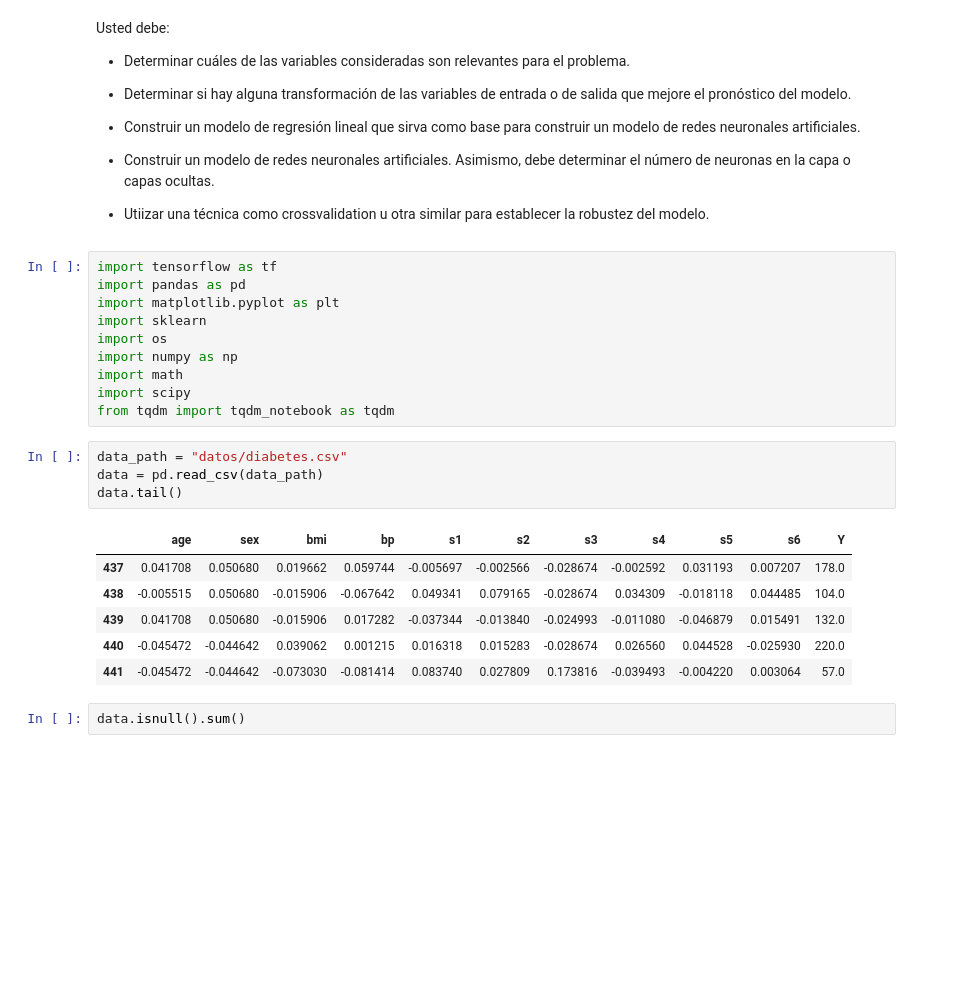
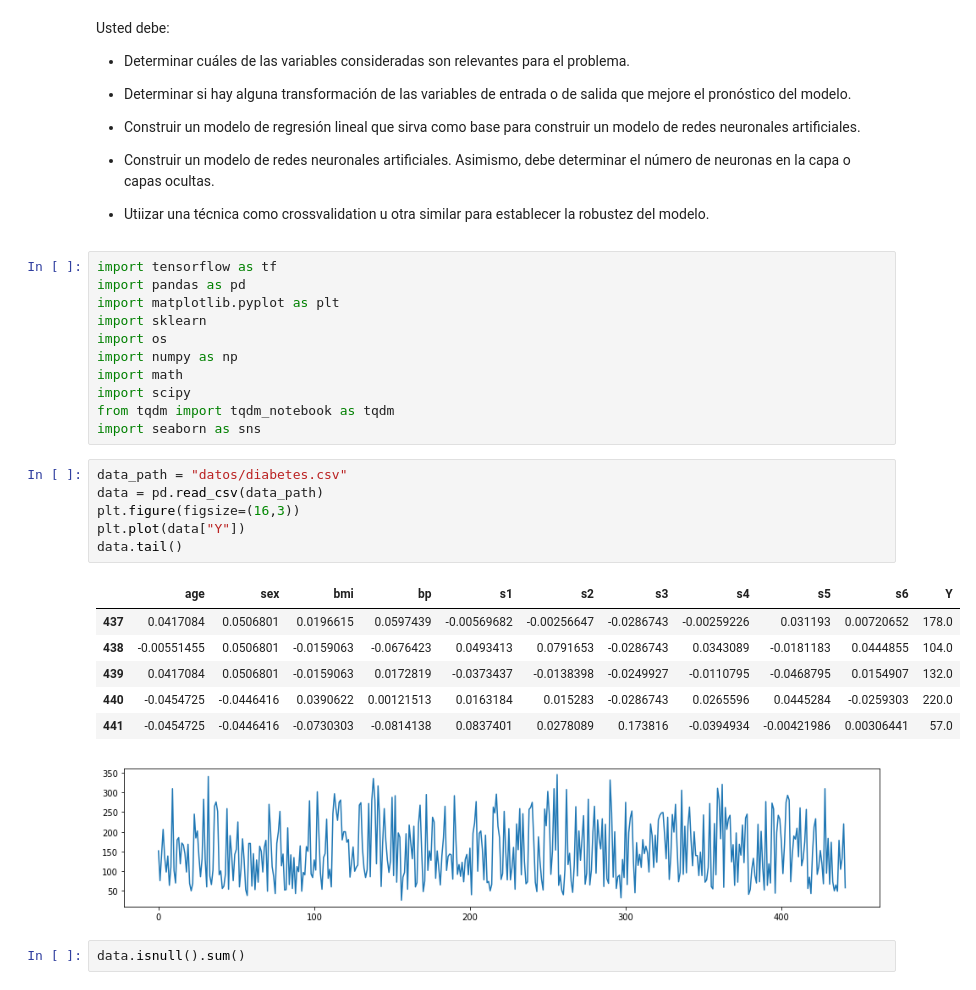
Before and after one commit to ann-2018-03/evaluacion-DavidChaMun, a Jupyter notebook: 02-diabetes.ipynb, the cells around one changed output. Saved outputs shown, nothing was run; the diff lists cells and outputs as text; blank space fills up the shorter version.

```diff
--- a/02-diabetes.ipynb
+++ b/02-diabetes.ipynb
@@ -41,17 +41,21 @@ import numpy as np
 import math
 import scipy
 from tqdm import tqdm_notebook as tqdm
+import seaborn as sns
 # %%
 data_path = "datos/diabetes.csv"
 data = pd.read_csv(data_path)
+plt.figure(figsize=(16,3))
+plt.plot(data["Y"])
 data.tail()
 # %% [output]
 |  | age | sex | bmi | bp | s1 | s2 | s3 | s4 | s5 | s6 | Y |
-| 437 | 0.041708 | 0.050680 | 0.019662 | 0.059744 | -0.005697 | -0.002566 | -0.028674 | -0.002592 | 0.031193 | 0.007207 | 178.0 |
-| 438 | -0.005515 | 0.050680 | -0.015906 | -0.067642 | 0.049341 | 0.079165 | -0.028674 | 0.034309 | -0.018118 | 0.044485 | 104.0 |
-| 439 | 0.041708 | 0.050680 | -0.015906 | 0.017282 | -0.037344 | -0.013840 | -0.024993 | -0.011080 | -0.046879 | 0.015491 | 132.0 |
-| 440 | -0.045472 | -0.044642 | 0.039062 | 0.001215 | 0.016318 | 0.015283 | -0.028674 | 0.026560 | 0.044528 | -0.025930 | 220.0 |
-| 441 | -0.045472 | -0.044642 | -0.073030 | -0.081414 | 0.083740 | 0.027809 | 0.173816 | -0.039493 | -0.004220 | 0.003064 | 57.0 |
+| 437 | 0.0417084 | 0.0506801 | 0.0196615 | 0.0597439 | -0.00569682 | -0.00256647 | -0.0286743 | -0.00259226 | 0.031193 | 0.00720652 | 178.0 |
+| 438 | -0.00551455 | 0.0506801 | -0.0159063 | -0.0676423 | 0.0493413 | 0.0791653 | -0.0286743 | 0.0343089 | -0.0181183 | 0.0444855 | 104.0 |
+| 439 | 0.0417084 | 0.0506801 | -0.0159063 | 0.0172819 | -0.0373437 | -0.0138398 | -0.0249927 | -0.0110795 | -0.0468795 | 0.0154907 | 132.0 |
+| 440 | -0.0454725 | -0.0446416 | 0.0390622 | 0.00121513 | 0.0163184 | 0.015283 | -0.0286743 | 0.0265596 | 0.0445284 | -0.0259303 | 220.0 |
+| 441 | -0.0454725 | -0.0446416 | -0.0730303 | -0.0814138 | 0.0837401 | 0.0278089 | 0.173816 | -0.0394934 | -0.00421986 | 0.00306441 | 57.0 |
+[figure, added]
 # %%
 data.isnull().sum()
 # %% [output]
```
Also changed, not shown: parts of 25 cells of this notebook, 1 other file.
